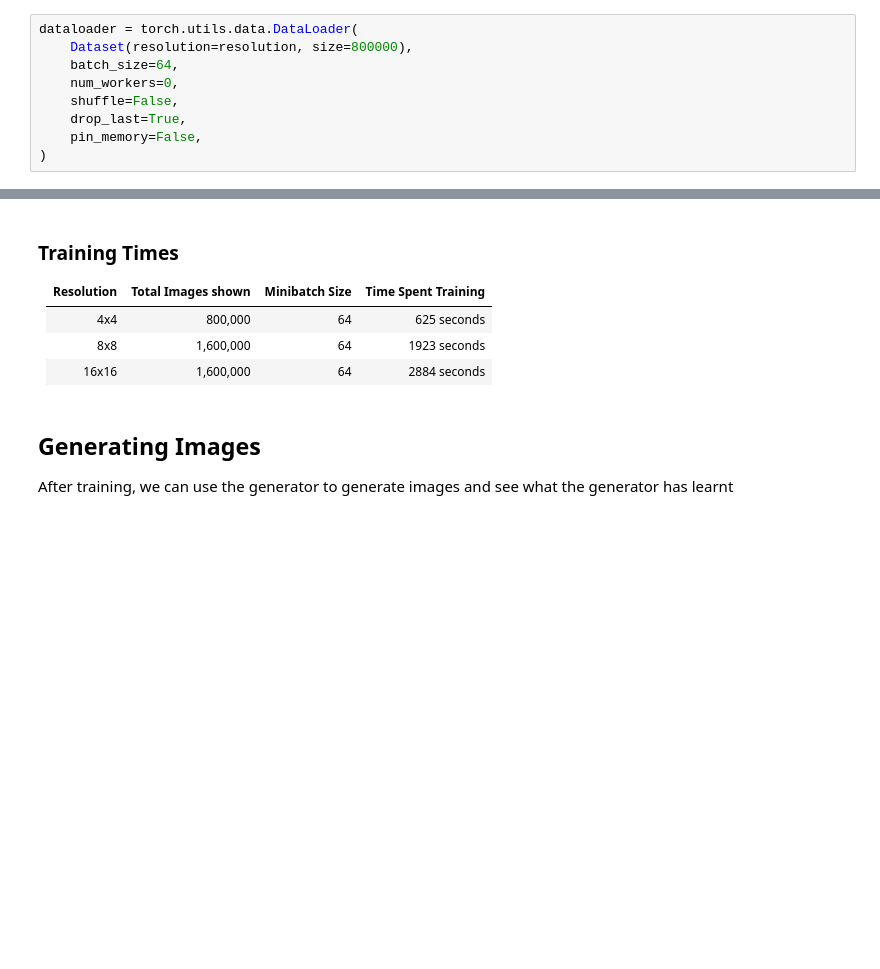
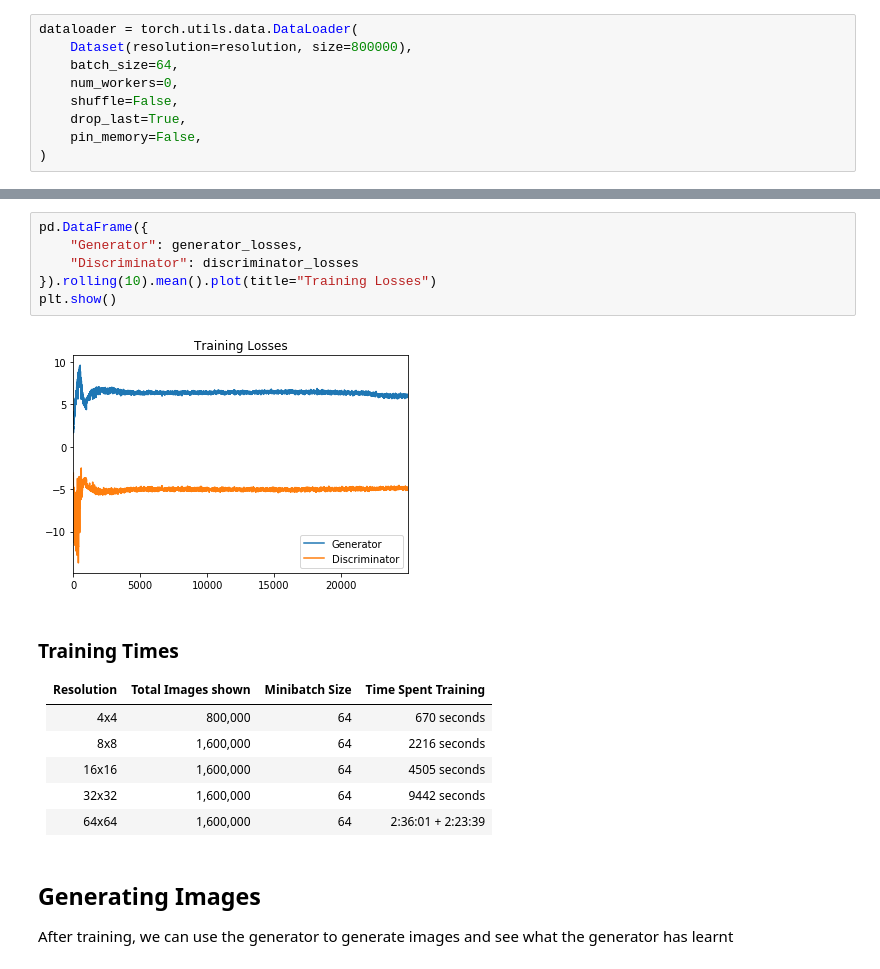
Before and after one commit to antoniojkim/DeepHubble, a Jupyter notebook: model/Pro-GAN.ipynb, the cells around one changed output, grey strips where cells are left out. Saved outputs shown, nothing was run; the diff lists cells and outputs as text; blank space fills up the shorter version.

```diff
--- a/model/Pro-GAN.ipynb
+++ b/model/Pro-GAN.ipynb
@@ -512,11 +514,23 @@ train(dataloader, fade_in=False)
+# %%
+pd.DataFrame({
+    "Generator": generator_losses,
+    "Discriminator": discriminator_losses
+}).rolling(10).mean().plot(title="Training Losses")
+plt.show()
+# %% [output]
+[figure, added]
 # %% [markdown]
 ### Training Times
 
 | Resolution | Total Images shown | Minibatch Size | Time Spent Training |
 |------------|--------------------|----------------|---------------------|
-| 4x4        | 800,000            | 64             | 625 seconds         |
-| 8x8        | 1,600,000          | 64             | 1923 seconds        |
-| 16x16      | 1,600,000          | 64             | 2884 seconds        |
+| 4x4        | 800,000            | 64             | 670 seconds         |
+| 8x8        | 1,600,000          | 64             | 2216 seconds        |
+| 16x16      | 1,600,000          | 64             | 4505 seconds        |
+| 32x32      | 1,600,000          | 64             | 9442 seconds        |
+| 64x64      | 1,600,000          | 64             | 2:36:01 + 2:23:39   |
+
+<!-- ((2 + 2)*60 + 30 + 30) * 60 + 0 + 0 -->
 # %% [markdown]
 ## Generating Images
 
```
Also changed, not shown: parts of 15 cells of this notebook, 5 other files.
